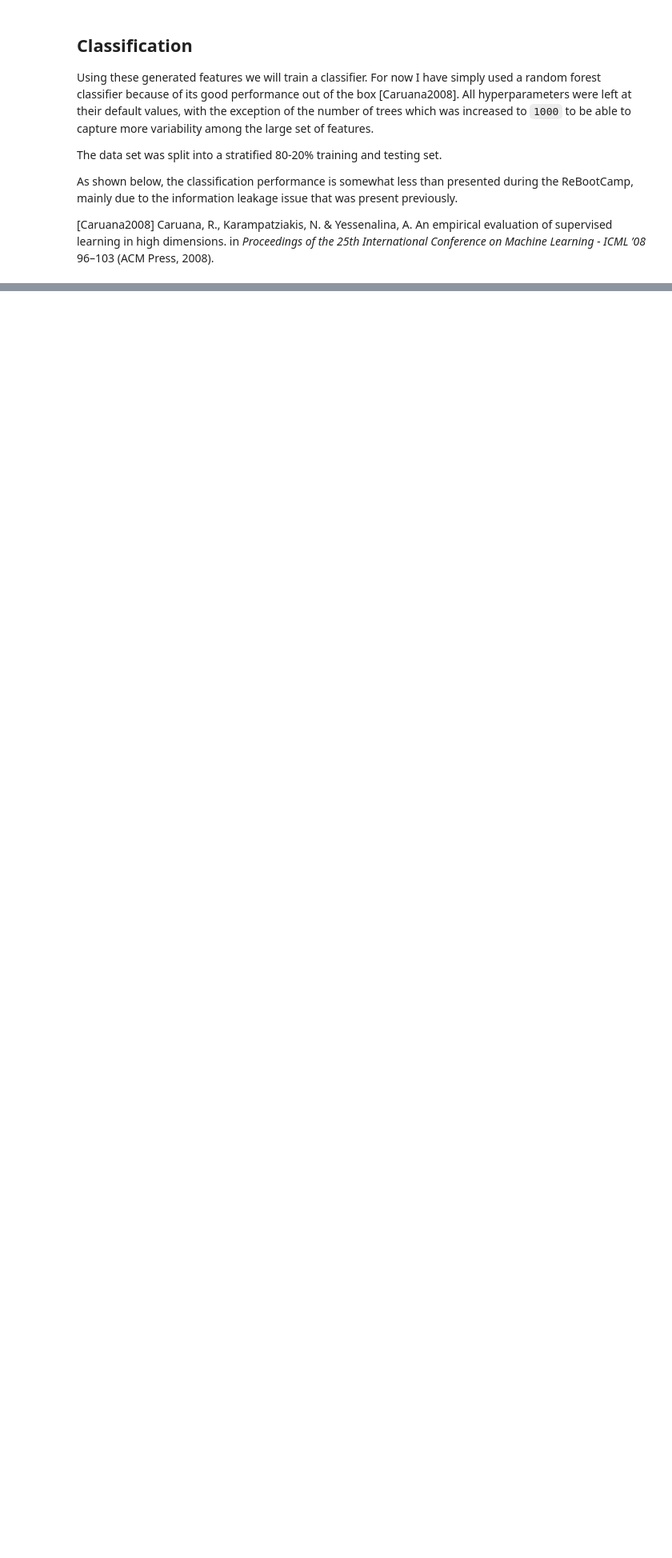
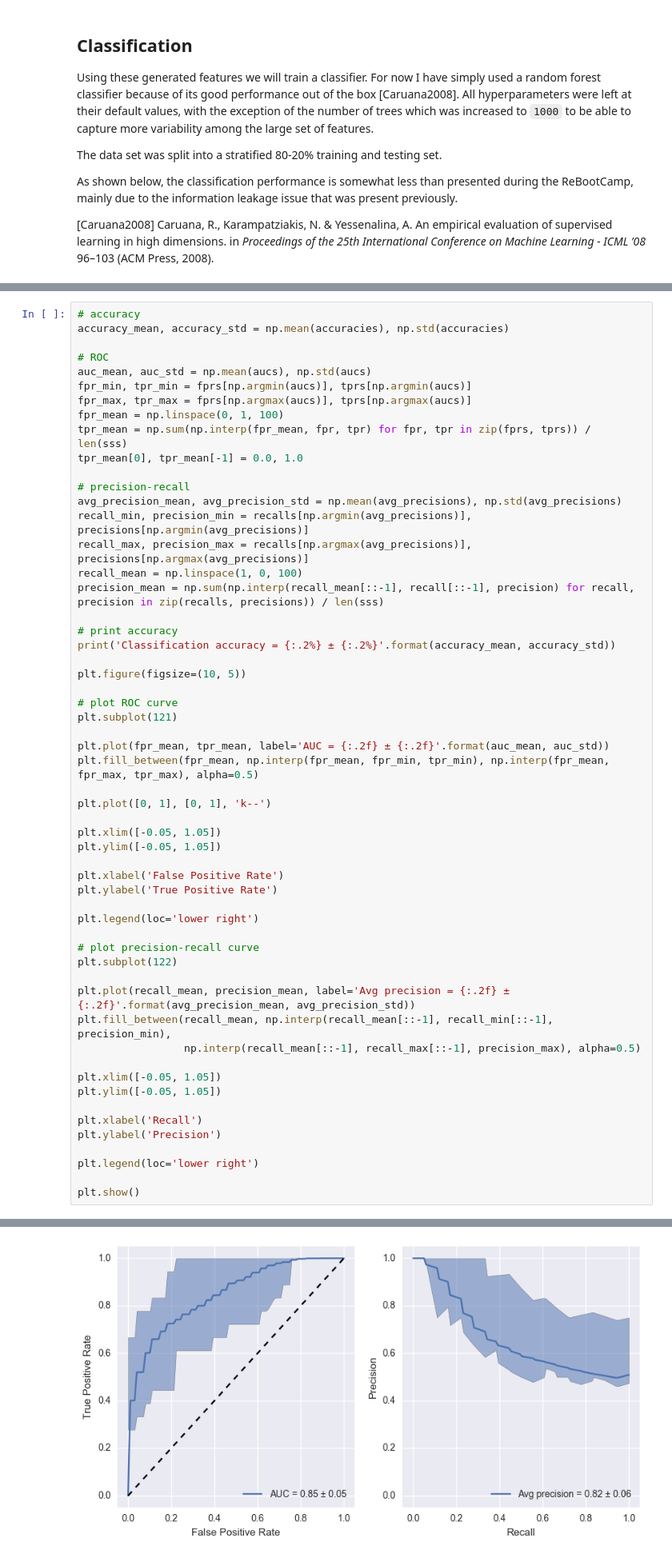
Before and after one commit to bittremieux/TCR-Classifier, a Jupyter notebook: hackaton.ipynb, the cells around one changed output, grey strips where cells are left out. Shown at 80% size. Cells and saved outputs as stored; diff of their text form; blank space fills up the shorter version.

```diff
--- a/hackaton.ipynb
+++ b/hackaton.ipynb
@@ -203,0 +173,57 @@ Classification accuracy = 73.91%
+# %%
+# accuracy
+accuracy_mean, accuracy_std = np.mean(accuracies), np.std(accuracies)
+
+# ROC
+auc_mean, auc_std = np.mean(aucs), np.std(aucs)
+fpr_min, tpr_min = fprs[np.argmin(aucs)], tprs[np.argmin(aucs)]
+fpr_max, tpr_max = fprs[np.argmax(aucs)], tprs[np.argmax(aucs)]
+fpr_mean = np.linspace(0, 1, 100)
+tpr_mean = np.sum(np.interp(fpr_mean, fpr, tpr) for fpr, tpr in zip(fprs, tprs)) / len(sss)
+tpr_mean[0], tpr_mean[-1] = 0.0, 1.0
+
+# precision-recall
+avg_precision_mean, avg_precision_std = np.mean(avg_precisions), np.std(avg_precisions)
+recall_min, precision_min = recalls[np.argmin(avg_precisions)], precisions[np.argmin(avg_precisions)]
+recall_max, precision_max = recalls[np.argmax(avg_precisions)], precisions[np.argmax(avg_precisions)]
+recall_mean = np.linspace(1, 0, 100)
+precision_mean = np.sum(np.interp(recall_mean[::-1], recall[::-1], precision) for recall, precision in zip(recalls, precisions)) / len(sss)
+
+# print accuracy
+print('Classification accuracy = {:.2%} ± {:.2%}'.format(accuracy_mean, accuracy_std))
+
+plt.figure(figsize=(10, 5))
+
+# plot ROC curve
+plt.subplot(121)
+
+plt.plot(fpr_mean, tpr_mean, label='AUC = {:.2f} ± {:.2f}'.format(auc_mean, auc_std))
+plt.fill_between(fpr_mean, np.interp(fpr_mean, fpr_min, tpr_min), np.interp(fpr_mean, fpr_max, tpr_max), alpha=0.5)
+
+plt.plot([0, 1], [0, 1], 'k--')
+
+plt.xlim([-0.05, 1.05])
+plt.ylim([-0.05, 1.05])
+
+plt.xlabel('False Positive Rate')
+plt.ylabel('True Positive Rate')
+
+plt.legend(loc='lower right')
+
+# plot precision-recall curve
+plt.subplot(122)
+
+plt.plot(recall_mean, precision_mean, label='Avg precision = {:.2f} ± {:.2f}'.format(avg_precision_mean, avg_precision_std))
+plt.fill_between(recall_mean, np.interp(recall_mean[::-1], recall_min[::-1], precision_min),
+                 np.interp(recall_mean[::-1], recall_max[::-1], precision_max), alpha=0.5)
+
+plt.xlim([-0.05, 1.05])
+plt.ylim([-0.05, 1.05])
+
+plt.xlabel('Recall')
+plt.ylabel('Precision')
+
+plt.legend(loc='lower right')
+
+plt.show()
+# %% [output]
@@ -204,3 +231,4 @@ Classification accuracy = 73.91%
+[figure, added]
 # %% [markdown]
 ### Feature importance
 
```
Also changed, not shown: parts of 6 cells of this notebook.
